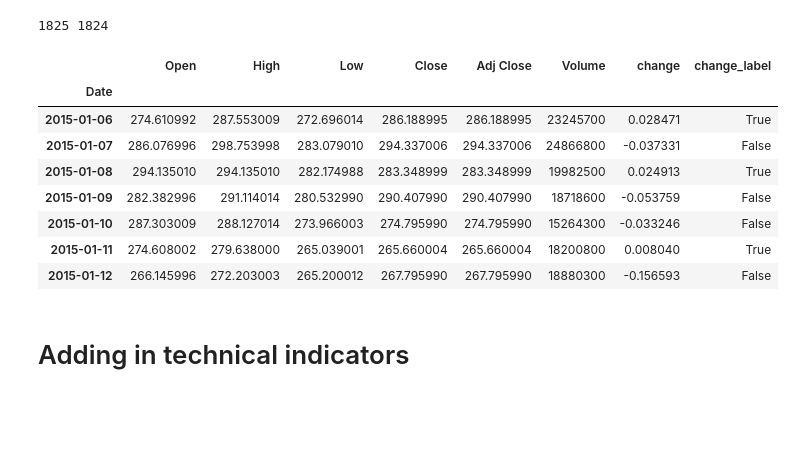
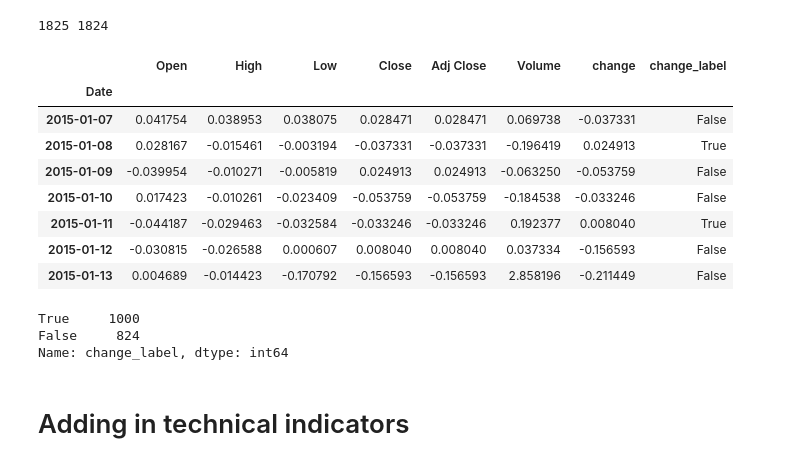
Before and after one commit to AMAAI-Lab/PreBit, a Jupyter notebook: price_base_model.ipynb, the cells around one changed output. Cells and saved outputs as stored; diff of their text form; code cells hidden in the pictures; blank space fills up the shorter version.

```diff
--- a/price_base_model.ipynb
+++ b/price_base_model.ipynb
@@ -93,17 +93,23 @@ print (len(price),len(relative_price))
 # %% [output]
 1825 1824
 # %%
-price[5:12]
+relative_price[5:12]
 # %% [output]
 |  | Open | High | Low | Close | Adj Close | Volume | change | change_label |
 | Date |  |  |  |  |  |  |  |  |
-| 2015-01-06 | 274.610992 | 287.553009 | 272.696014 | 286.188995 | 286.188995 | 23245700 | 0.028471 | True |
-| 2015-01-07 | 286.076996 | 298.753998 | 283.079010 | 294.337006 | 294.337006 | 24866800 | -0.037331 | False |
-| 2015-01-08 | 294.135010 | 294.135010 | 282.174988 | 283.348999 | 283.348999 | 19982500 | 0.024913 | True |
-| 2015-01-09 | 282.382996 | 291.114014 | 280.532990 | 290.407990 | 290.407990 | 18718600 | -0.053759 | False |
-| 2015-01-10 | 287.303009 | 288.127014 | 273.966003 | 274.795990 | 274.795990 | 15264300 | -0.033246 | False |
-| 2015-01-11 | 274.608002 | 279.638000 | 265.039001 | 265.660004 | 265.660004 | 18200800 | 0.008040 | True |
-| 2015-01-12 | 266.145996 | 272.203003 | 265.200012 | 267.795990 | 267.795990 | 18880300 | -0.156593 | False |
+| 2015-01-07 | 0.041754 | 0.038953 | 0.038075 | 0.028471 | 0.028471 | 0.069738 | -0.037331 | False |
+| 2015-01-08 | 0.028167 | -0.015461 | -0.003194 | -0.037331 | -0.037331 | -0.196419 | 0.024913 | True |
+| 2015-01-09 | -0.039954 | -0.010271 | -0.005819 | 0.024913 | 0.024913 | -0.063250 | -0.053759 | False |
+| 2015-01-10 | 0.017423 | -0.010261 | -0.023409 | -0.053759 | -0.053759 | -0.184538 | -0.033246 | False |
+| 2015-01-11 | -0.044187 | -0.029463 | -0.032584 | -0.033246 | -0.033246 | 0.192377 | 0.008040 | True |
+| 2015-01-12 | -0.030815 | -0.026588 | 0.000607 | 0.008040 | 0.008040 | 0.037334 | -0.156593 | False |
+| 2015-01-13 | 0.004689 | -0.014423 | -0.170792 | -0.156593 | -0.156593 | 2.858196 | -0.211449 | False |
+# %%
+relative_price['change_label'].value_counts()
+# %% [output]
+True     1000
+False     824
+Name: change_label, dtype: int64
 # %% [markdown]
 # Adding in technical indicators
 # %%
```
Also changed, not shown: parts of 29 cells of this notebook.
